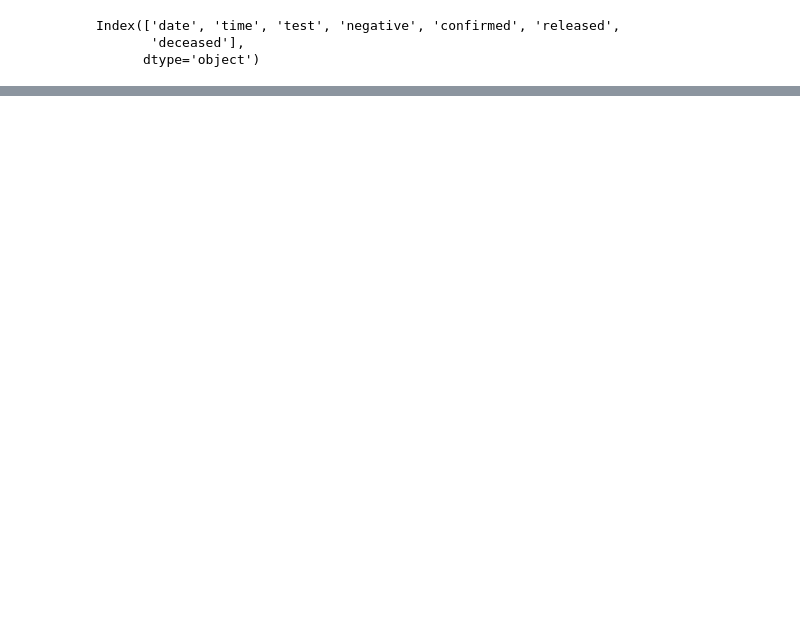
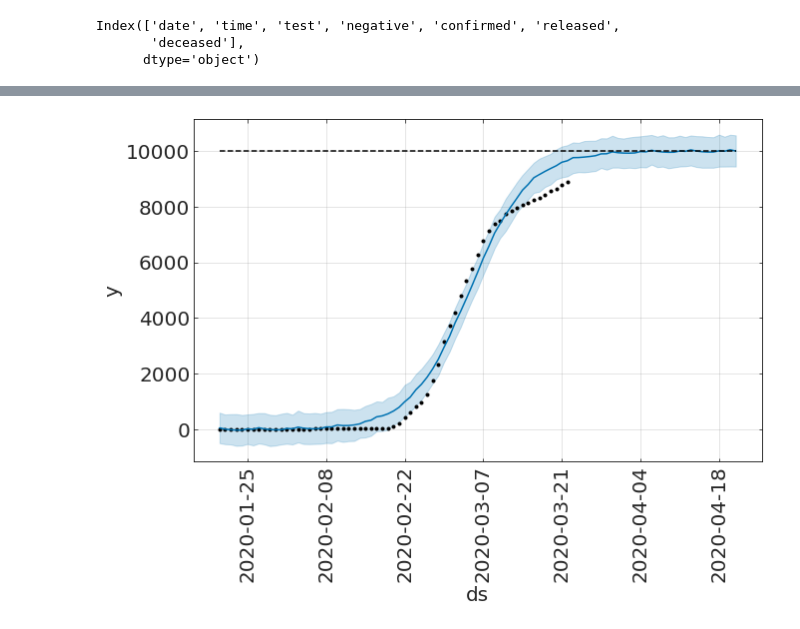
Before and after one commit to RileyWClarke/MLTSA_COVID19, a Jupyter notebook: COVID_19.ipynb, the cells around one changed output, grey strips where cells are left out. Cells and saved outputs as stored; diff of their text form; code cells hidden in the pictures; blank space fills up the shorter version.

```diff
--- a/COVID_19.ipynb
+++ b/COVID_19.ipynb
@@ -161,0 +244,2 @@ for c in ts.columns[2:]:
+# %%
+ts['cap'] = np.full(len(ts),10000)
@@ -161,0 +255,3 @@ for c in ts.columns[2:]:
+# %%
+model_2 = Prophet(growth="logistic")
+model_2.fit(ts)
@@ -161,0 +262,5 @@ for c in ts.columns[2:]:
+# %%
+future = model_2.make_future_dataframe(periods=30)
+future['cap'] = np.full(len(future), 10000)
+forecast = model_2.predict(future)
+forecast[['ds', 'yhat', 'yhat_lower', 'yhat_upper']].tail()
@@ -161,0 +274,5 @@ for c in ts.columns[2:]:
+# %%
+fig2 = model_2.plot(forecast)
+plt.xticks(rotation=90);
+# %% [output]
+[figure, added]
```
Also changed, not shown: parts of 25 cells of this notebook.
